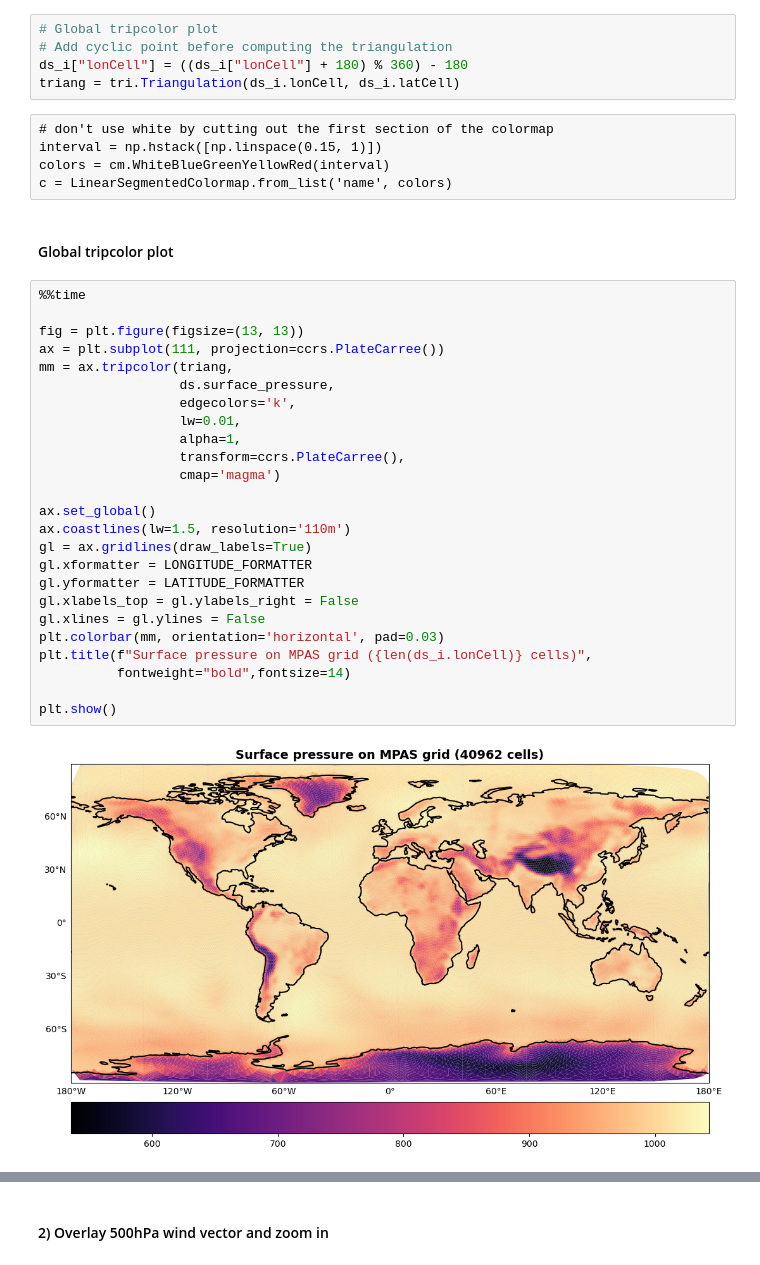
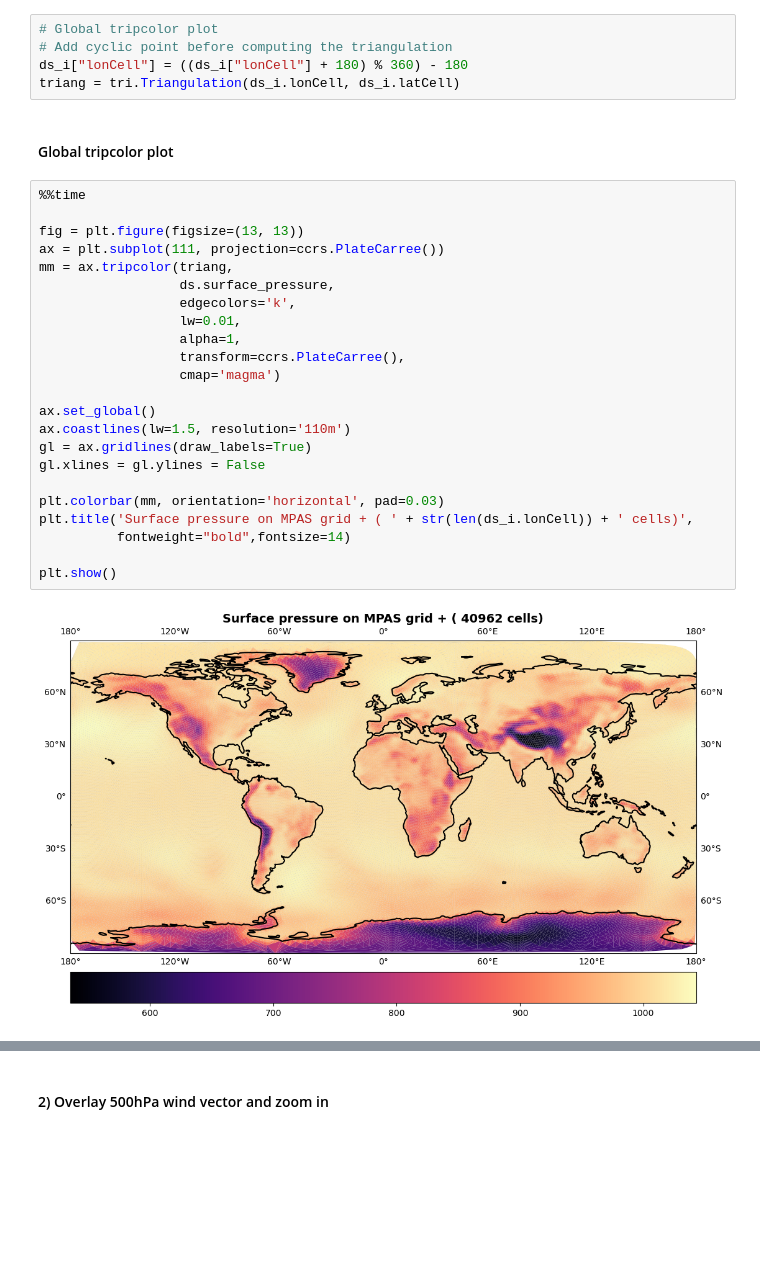
Before and after one commit to ming80302/MPAS_Plotting, a Jupyter notebook: plot_mpas_quiver_overlay_slp.ipynb, the cells around one changed output, grey strips where cells are left out. Drawn from its saved outputs; the diff is of its cells as text; blank space fills up the shorter version.

```diff
--- a/plot_mpas_quiver_overlay_slp.ipynb
+++ b/plot_mpas_quiver_overlay_slp.ipynb
@@ -57,37 +54,30 @@ ds_i["latCell"] = np.degrees(ds_i.latCell)
 # Add cyclic point before computing the triangulation
 ds_i["lonCell"] = ((ds_i["lonCell"] + 180) % 360) - 180
 triang = tri.Triangulation(ds_i.lonCell, ds_i.latCell)
-# %% [raw]
-# don't use white by cutting out the first section of the colormap
-interval = np.hstack([np.linspace(0.15, 1)])
-colors = cm.WhiteBlueGreenYellowRed(interval)
-c = LinearSegmentedColormap.from_list('name', colors)
 # %% [markdown]
 #### Global tripcolor plot
 # %%
 %%time
 
 fig = plt.figure(figsize=(13, 13))
 ax = plt.subplot(111, projection=ccrs.PlateCarree())
 mm = ax.tripcolor(triang,
                   ds.surface_pressure,
                   edgecolors='k',
                   lw=0.01,
                   alpha=1,
                   transform=ccrs.PlateCarree(),
                   cmap='magma')
 
 ax.set_global()
 ax.coastlines(lw=1.5, resolution='110m')
 gl = ax.gridlines(draw_labels=True)
-gl.xformatter = LONGITUDE_FORMATTER
-gl.yformatter = LATITUDE_FORMATTER
-gl.xlabels_top = gl.ylabels_right = False
 gl.xlines = gl.ylines = False
+
 plt.colorbar(mm, orientation='horizontal', pad=0.03)
-plt.title(f"Surface pressure on MPAS grid ({len(ds_i.lonCell)} cells)",
+plt.title('Surface pressure on MPAS grid + ( ' + str(len(ds_i.lonCell)) + ' cells)',
           fontweight="bold",fontsize=14)
 
 plt.show()
 # %% [output]
-[figure, old version]
+[figure, new version]
```
Also changed, not shown: parts of 6 cells of this notebook.
